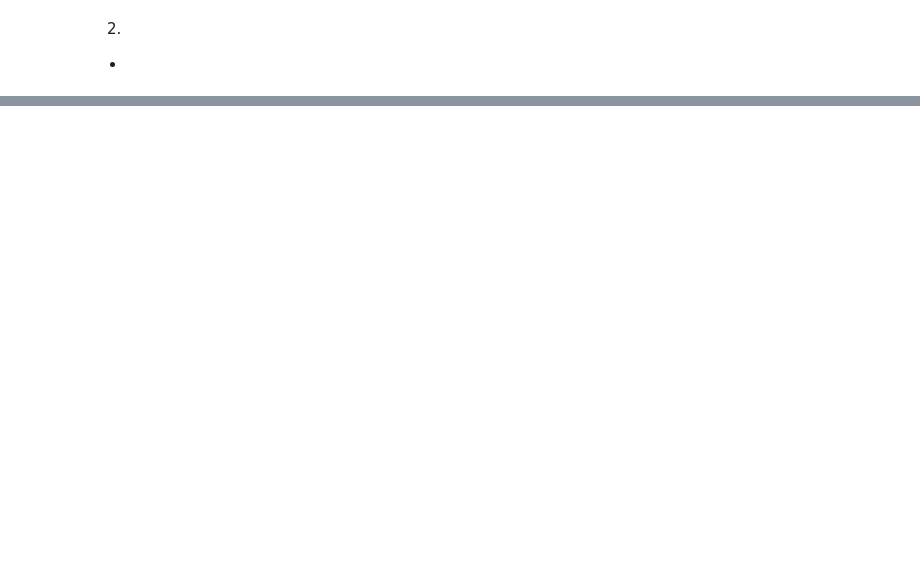
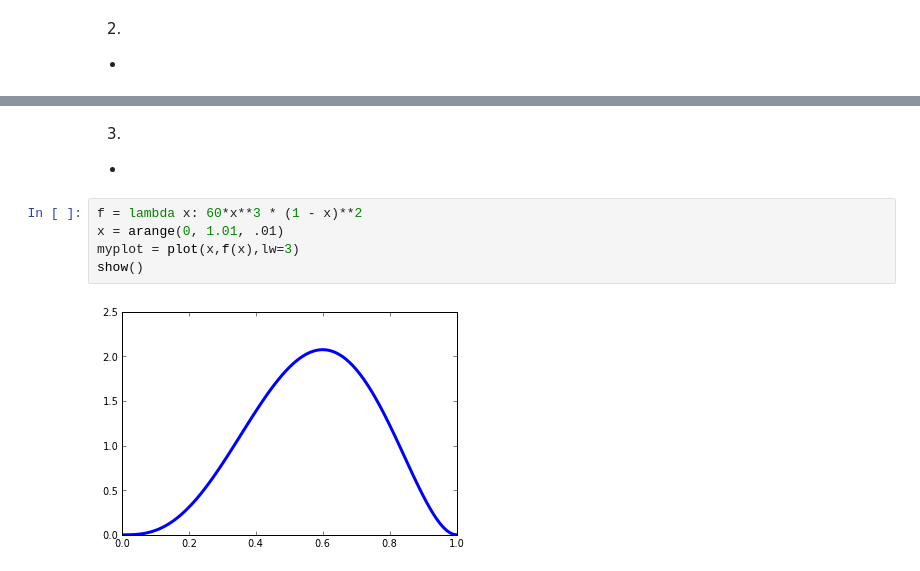
Before and after one commit to kreyno10/PHYS202-S13, a Jupyter notebook: Week8/MC Simulation Ex 7.ipynb, the cells around one changed output, grey strips where cells are left out. Drawn from its saved outputs; the diff is of its cells as text; blank space fills up the shorter version.

```diff
--- a/Week8/MC Simulation Ex 7.ipynb
+++ b/Week8/MC Simulation Ex 7.ipynb
@@ -32,0 +28,10 @@ Object `math.inverse` not found.
+# %% [markdown]
+3)
+-
+# %%
+f = lambda x: 60*x**3 * (1 - x)**2
+x = arange(0, 1.01, .01)
+myplot = plot(x,f(x),lw=3)
+show()
+# %% [output]
+[figure, added]
```
Also changed, not shown: parts of 6 cells of this notebook, 1 other file.
